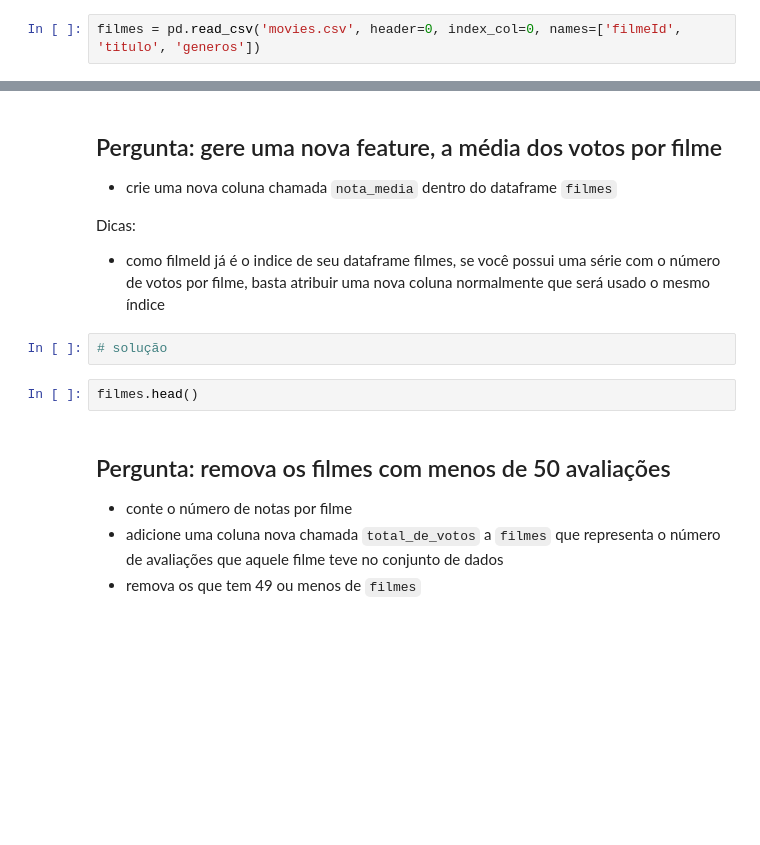
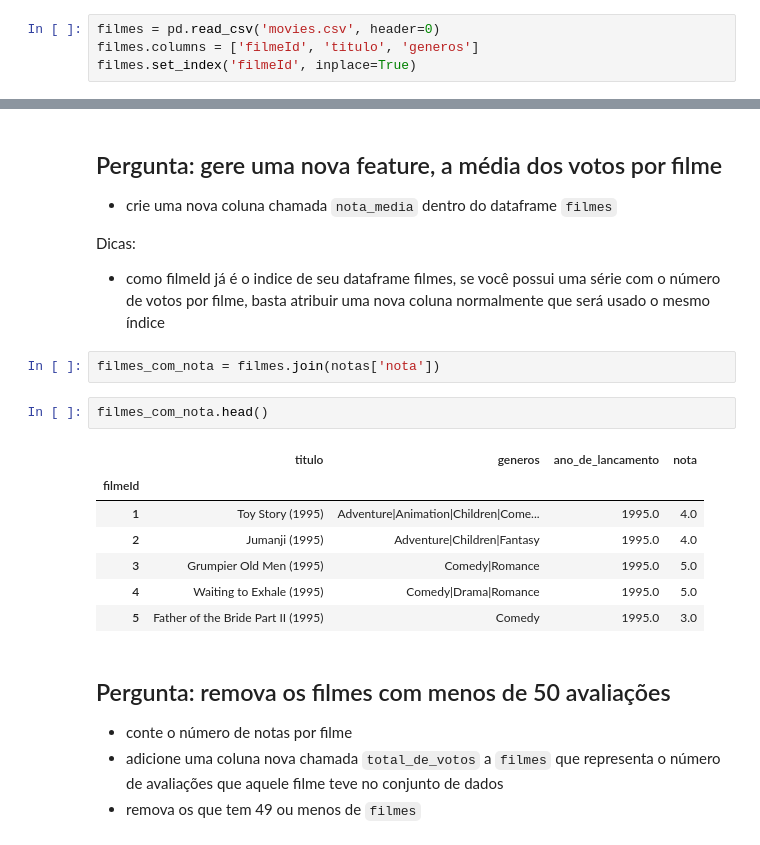
Before and after one commit to luizbejota/formacao-data-science-alura, a Jupyter notebook: Formação_Data_Science_Alura_Luiz_Fernando_Ferreira.ipynb, the cells around one changed output, grey strips where cells are left out. Cells and saved outputs as stored; diff of their text form; blank space fills up the shorter version.

```diff
--- a/Formação_Data_Science_Alura_Luiz_Fernando_Ferreira.ipynb
+++ b/Formação_Data_Science_Alura_Luiz_Fernando_Ferreira.ipynb
@@ -44,4 +44,6 @@ Usando scipy 1.2.0
 - renomeie as colunas para `filmeId`, `titulo` e `generos`
 - configure o indice (`index`) para ser o `filmeId`
 # %%
-filmes = pd.read_csv('movies.csv', header=0, index_col=0, names=['filmeId', 'titulo', 'generos'])
+filmes = pd.read_csv('movies.csv', header=0)
+filmes.columns = ['filmeId', 'titulo', 'generos']
+filmes.set_index('filmeId', inplace=True)
@@ -116,10 +100,18 @@ notas.head()
 
 Dicas:
 - como filmeId já é o indice de seu dataframe filmes, se você possui uma série com o número de votos por filme, basta atribuir uma nova coluna normalmente que será usado o mesmo índice
-# %%
-# solução
+# %%
+filmes_com_nota = filmes.join(notas['nota'])
 # %%
-filmes.head()
+filmes_com_nota.head()
+# %% [output]
+|  | titulo | generos | ano_de_lancamento | nota |
+| filmeId |  |  |  |  |
+| 1 | Toy Story (1995) | Adventure|Animation|Children|Come... | 1995.0 | 4.0 |
+| 2 | Jumanji (1995) | Adventure|Children|Fantasy | 1995.0 | 4.0 |
+| 3 | Grumpier Old Men (1995) | Comedy|Romance | 1995.0 | 5.0 |
+| 4 | Waiting to Exhale (1995) | Comedy|Drama|Romance | 1995.0 | 5.0 |
+| 5 | Father of the Bride Part II (1995) | Comedy | 1995.0 | 3.0 |
 # %% [markdown]
 ## Pergunta: remova os filmes com menos de 50 avaliações
 
```
Also changed, not shown: parts of 6 cells of this notebook.
